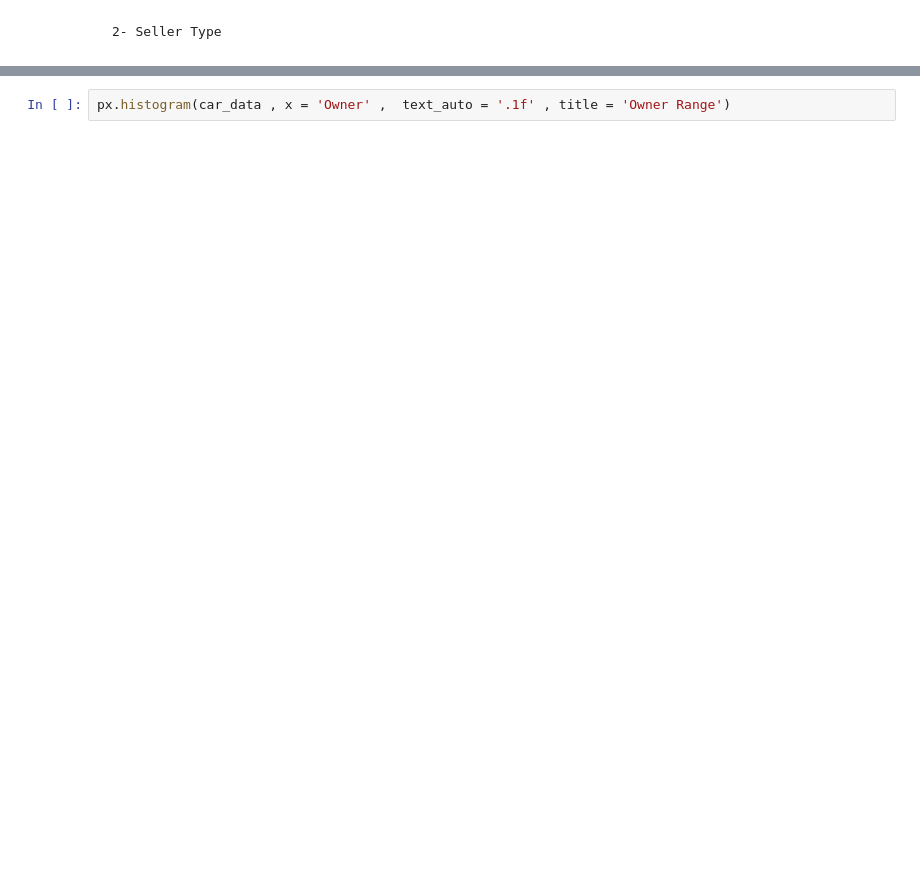
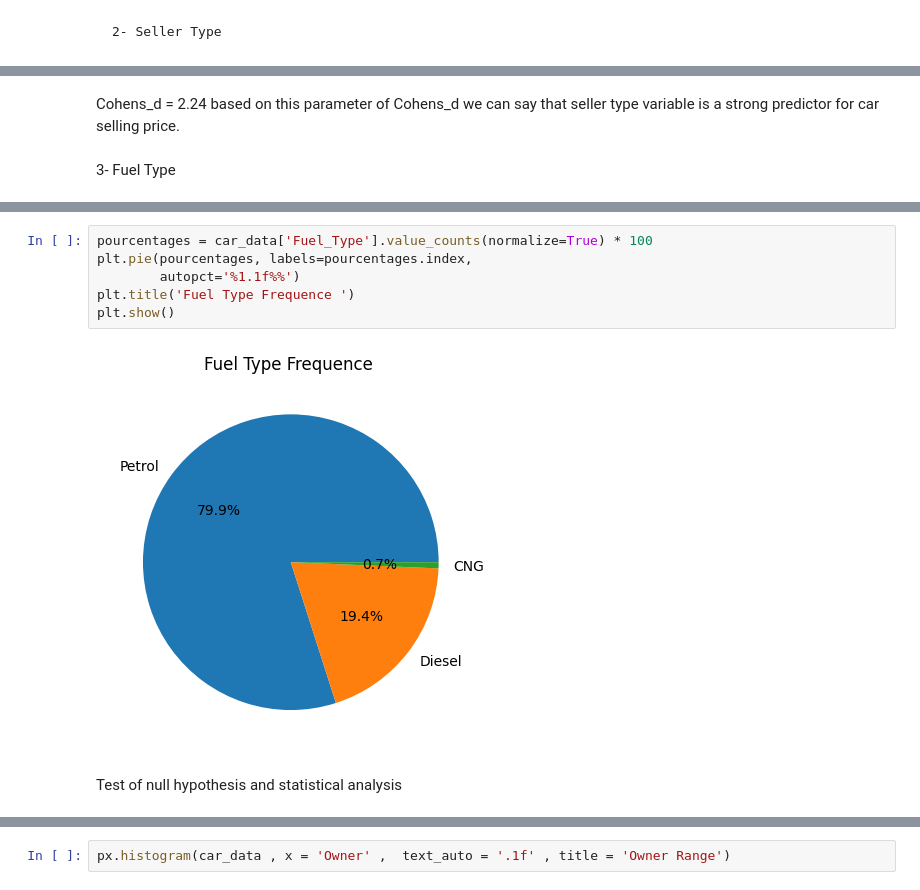
Before and after one commit to AichaELMouta/Car_Price_Prediction, a Jupyter notebook: car_price_prediction.ipynb, the cells around one changed output, grey strips where cells are left out. Drawn from its saved outputs; the diff is of its cells as text; blank space fills up the shorter version.

```diff
--- a/car_price_prediction.ipynb
+++ b/car_price_prediction.ipynb
@@ -257,4 +316,18 @@ px.histogram(car_data , x = 'Seller_Type' ,  text_auto = '.1f' , title = 'Seller
+# %% [markdown]
+Cohens_d = 2.24  based on this parameter of Cohens_d we can say that seller type variable is a strong predictor for car selling price.
+# %% [markdown]
+3- Fuel Type
 # %%
 px.histogram(car_data , x = 'Fuel_Type' ,  text_auto = '.1f' , title = 'Fuel type Range')
 # %% [output]
 [interactive output not drawn]
+# %%
+pourcentages = car_data['Fuel_Type'].value_counts(normalize=True) * 100
+plt.pie(pourcentages, labels=pourcentages.index,
+        autopct='%1.1f%%')
+plt.title('Fuel Type Frequence ')
+plt.show()
+# %% [output]
+[figure, added]
+# %% [markdown]
+Test of null hypothesis and statistical analysis
```
Also changed, not shown: parts of 14 cells of this notebook.
